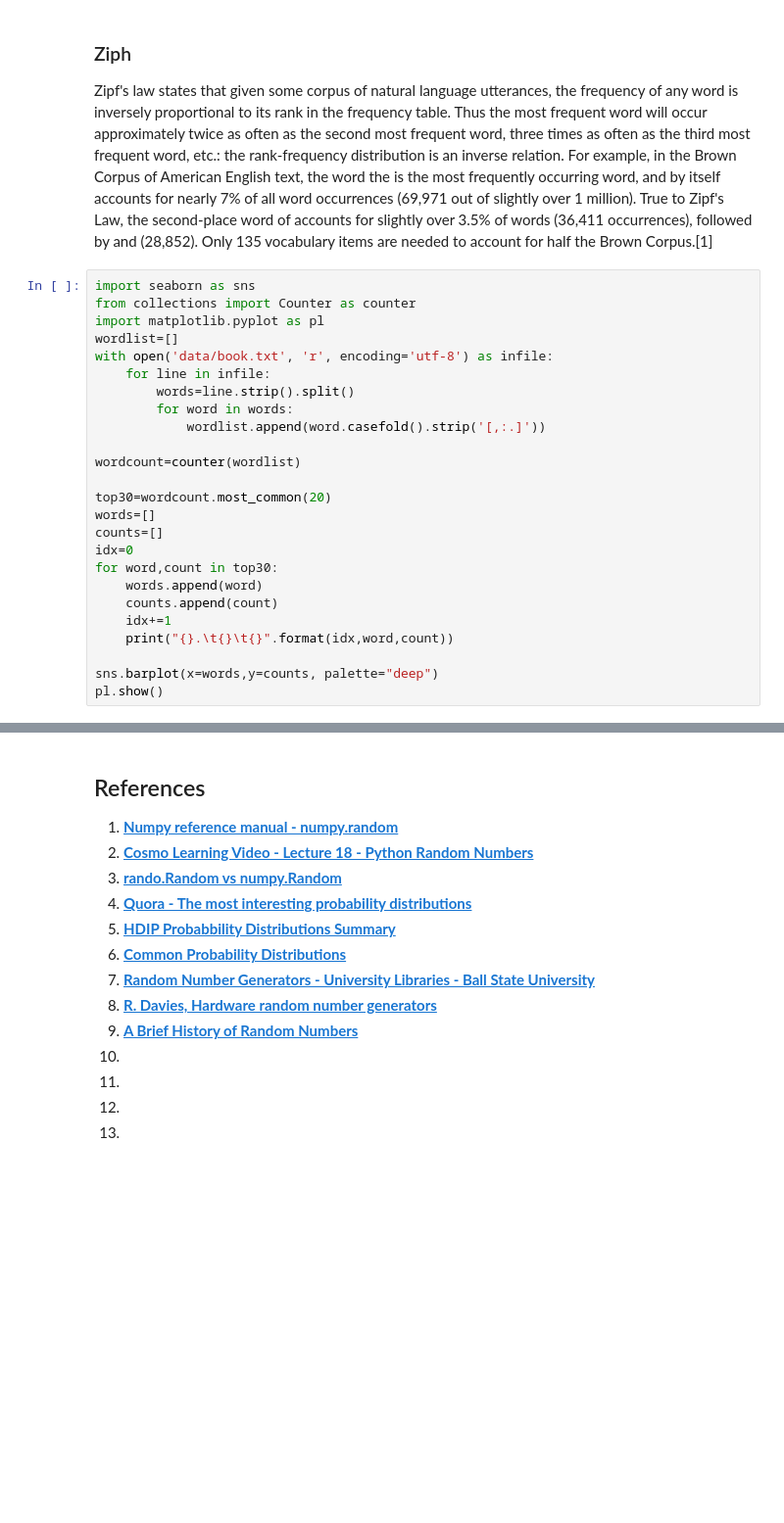
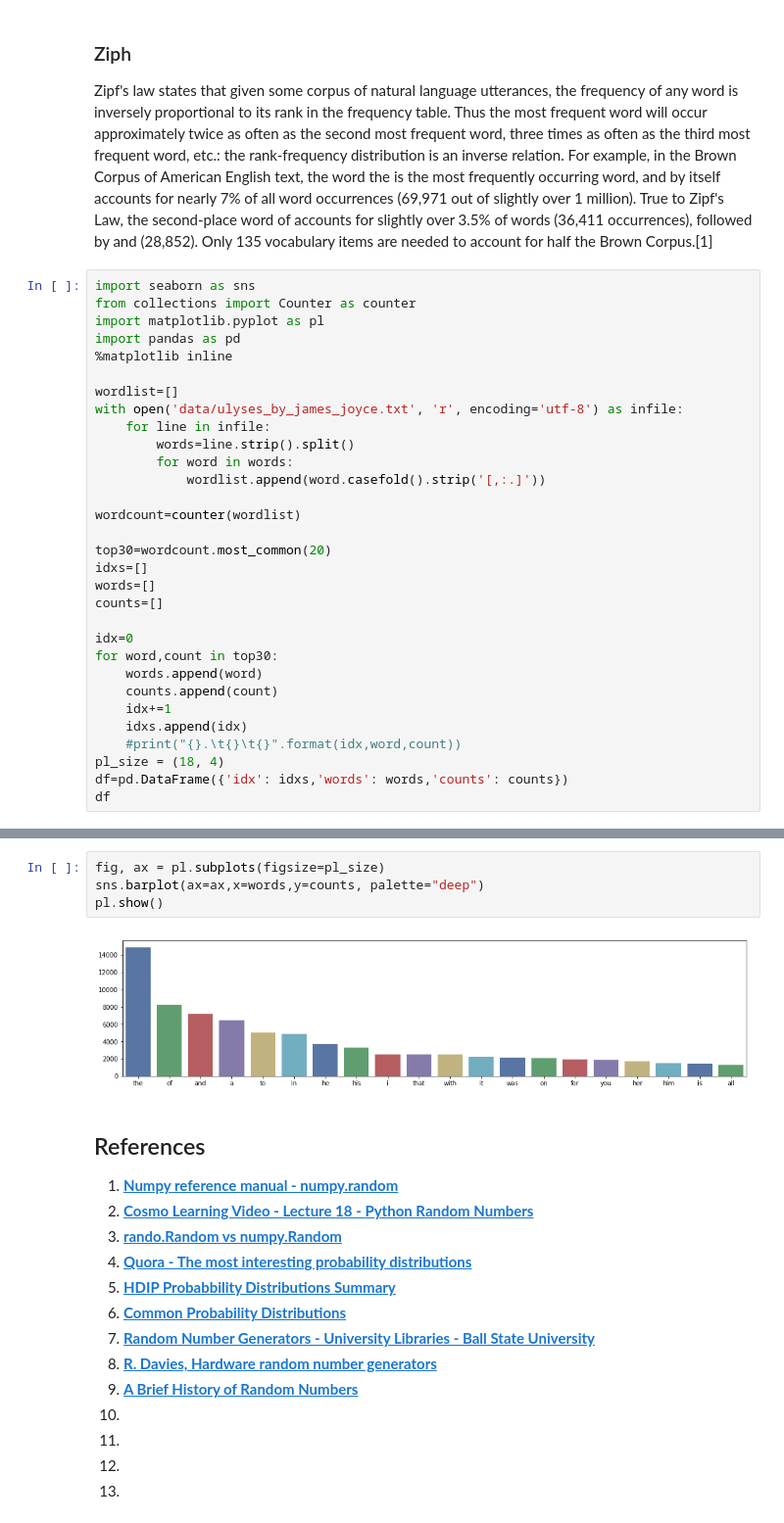
Before and after one commit to G00364778/52465_assignments, a Jupyter notebook: The Python numpy.random package.ipynb, the cells around one changed output, grey strips where cells are left out. Shown: that part at 98% size. Drawn from its saved outputs; the diff is of its cells as text; blank space fills up the shorter version.

Commit message:
Scale the graph and create a dataframe for display purposes

```diff
--- a/The Python numpy.random package.ipynb
+++ b/The Python numpy.random package.ipynb
@@ -106,8 +106,11 @@ Zipf's law states that given some corpus of natural language utterances, the fre
 import seaborn as sns
 from collections import Counter as counter
 import matplotlib.pyplot as pl
+import pandas as pd
+%matplotlib inline
+
 wordlist=[]
-with open('data/book.txt', 'r', encoding='utf-8') as infile:
+with open('data/ulyses_by_james_joyce.txt', 'r', encoding='utf-8') as infile:
     for line in infile:
         words=line.strip().split()
         for word in words:
@@ -116,15 +119,18 @@ with open('data/book.txt', 'r', encoding='utf-8') as infile:
 wordcount=counter(wordlist)
 
 top30=wordcount.most_common(20)
+idxs=[]
 words=[]
 counts=[]
+
 idx=0
 for word,count in top30:
     words.append(word)
     counts.append(count)
     idx+=1
-    print("{}.\t{}\t{}".format(idx,word,count))
-
-sns.barplot(x=words,y=counts, palette="deep")
-pl.show()
+    idxs.append(idx)
+    #print("{}.\t{}\t{}".format(idx,word,count))
+pl_size = (18, 4)
+df=pd.DataFrame({'idx': idxs,'words': words,'counts': counts})
+df
 # %% [output]
@@ -152,3 +154,9 @@ pl.show()
+# %%
+fig, ax = pl.subplots(figsize=pl_size)
+sns.barplot(ax=ax,x=words,y=counts, palette="deep")
+pl.show()
+# %% [output]
+[figure, added]
 # %% [markdown]
 ## References
 
```
Also changed, not shown: parts of 1 cell of this notebook, 1 other file.
